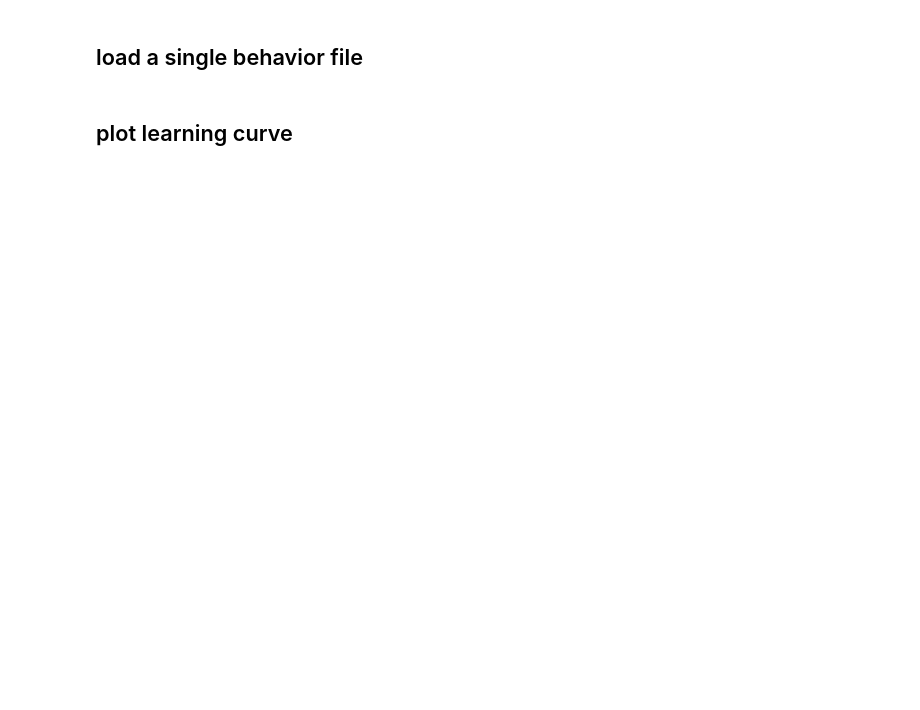
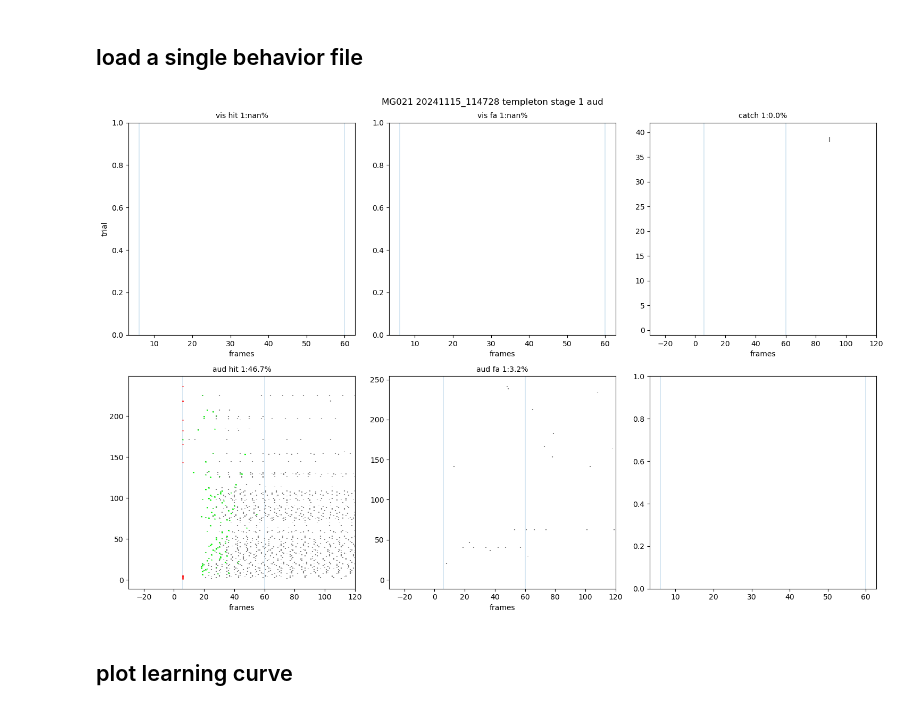
Before and after one commit to matildagibbons/DynamicRoutingTask, a Jupyter notebook: TILDAtempleton_behavior_analysis -Copy1.ipynb, the cells around one changed output. Cells and saved outputs as stored; diff of their text form; code cells hidden in the pictures; blank space fills up the shorter version.

```diff
--- a/TILDAtempleton_behavior_analysis -Copy1.ipynb
+++ b/TILDAtempleton_behavior_analysis -Copy1.ipynb
@@ -12,7 +12,7 @@ import ast
 ## load a single behavior file
 # %%
 #paste path to behavior file here
-path=r"C:\Users\teenspirit\Desktop\Behavior\Tilda\Behavior data\Data\MG021\MG021_Aud_1_20241115_114413.hdf5"
+newest_file=r"C:\Users\teenspirit\Desktop\Behavior\Tilda\Behavior data\Data\MG021\MG021_Aud_1_20241115_114413.hdf5"
 f = h5py.File(path, "r")
 
 #plot licks per trial, separated by block, go/nogo, and vis/aud
@@ -307,33 +307,35 @@ for bb in range(0,len(unique_blocks)):
     temp_aud_hit_title=(' '+str(bb+1)+':{tempaudhit:.1f}%'.format(
         tempaudhit=(aud_hit_trials[bb]/aud_go_trials[bb])*100))
     aud_hit_title=aud_hit_title+temp_aud_hit_title
 
     temp_aud_fa_title=(' '+str(bb+1)+':{tempaudfa:.1f}%'.format(
         tempaudfa=(aud_false_alarm_trials[bb]/aud_nogo_trials[bb])*100))
     aud_fa_title=aud_fa_title+temp_aud_fa_title
 
 
 ax[0].set_title(vis_hit_title,fontsize=10)
 ax[0].set_ylabel('trial')
 ax[0].set_xlabel('frames')
 
 ax[1].set_title(vis_fa_title,fontsize=10)
 ax[1].set_xlabel('frames')
 
 ax[2].set_title(catch_title,fontsize=10)
 ax[2].set_xlabel('frames')
 
 ax[3].set_title(aud_hit_title,fontsize=10)
 ax[3].set_xlabel('frames')
 
 ax[4].set_title(aud_fa_title,fontsize=10)
 ax[4].set_xlabel('frames')
 
 fig.suptitle(subjectName+' '+startTime+' '+taskVersion)
 
 fig.tight_layout()
 
 f.close()
+# %% [output]
+[figure, added]
 # %% [markdown]
 ## plot learning curve
 # %%
```
Also changed, not shown: parts of 2 cells of this notebook, 6 other files.
